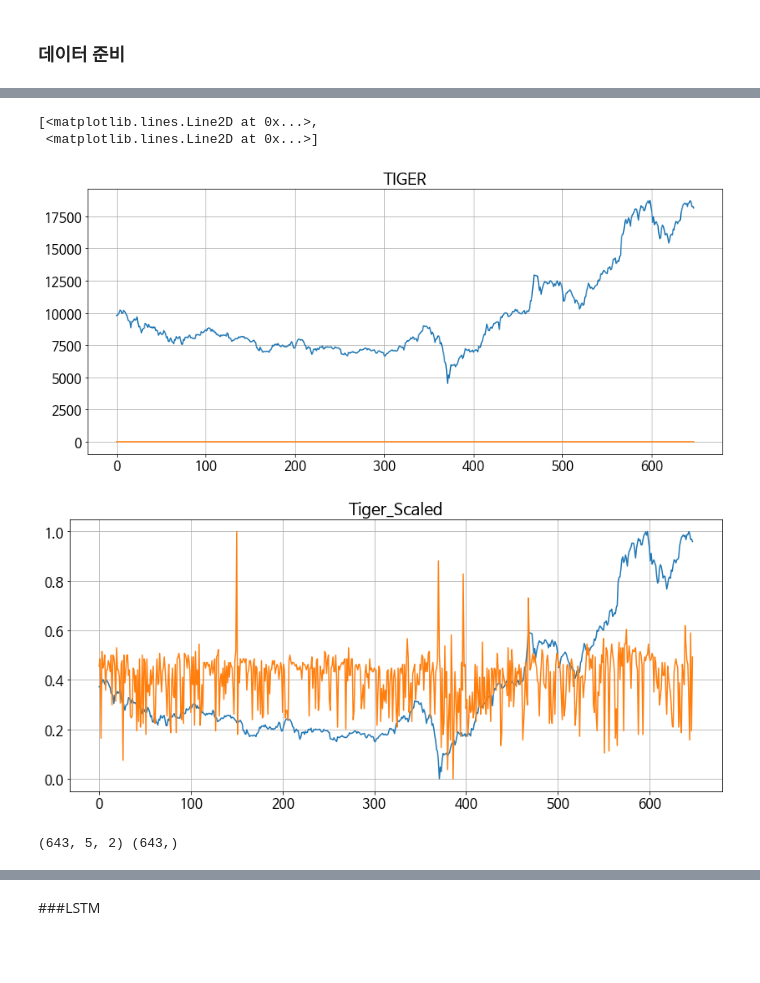
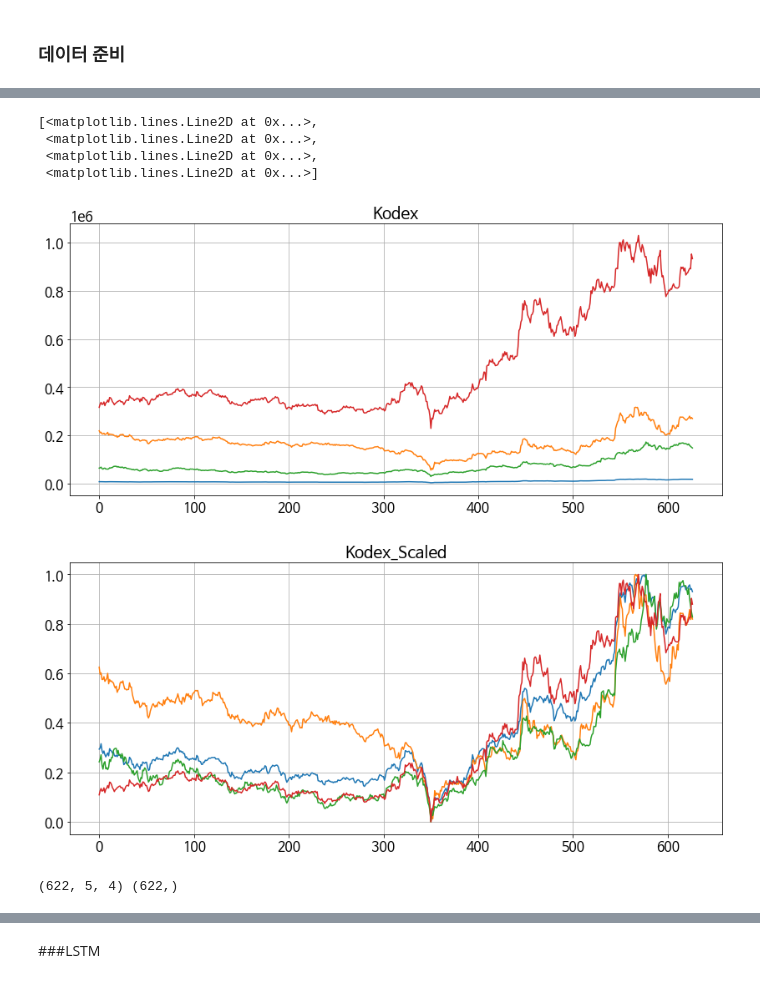
Before and after one commit to 6058ah/BusinessCapstone, a Jupyter notebook: 딥러닝을_통한_변수_별_ETF_가격_예측_비교.ipynb, the cells around one changed output, grey strips where cells are left out. Saved outputs shown, nothing was run; the diff lists cells and outputs as text; code cells hidden in the pictures; blank space fills up the shorter version.

```diff
--- a/딥러닝을_통한_변수_별_ETF_가격_예측_비교.ipynb
+++ b/딥러닝을_통한_변수_별_ETF_가격_예측_비교.ipynb
@@ -1425,0 +1388,4 @@ Tiger
+# %%
+Kodex = pd.read_excel('/content/kodex.xlsx', index_col=0)
+Kodex.drop(['니켈','코발트','macd','괴리율','등락률','updown','bb_bbm','bb_bbh','bb_bbl','MA_15','MA_7','Score','NAV','시가','고가','거래량','저가'],axis=1,inplace=True)
+Kodex
@@ -1426,31 +1407,33 @@ Tiger
 # %%
-Tiger = np.array(Tiger).reshape(-1,2)
+Kodex = np.array(Kodex).reshape(-1,4)
 plt.figure(figsize=(14,6))
-plt.title("TIGER")
+plt.title("Kodex")
 plt.grid()
-plt.plot(Tiger)
+plt.plot(Kodex)
 
 sc = MinMaxScaler()
-TigerSC = sc.fit_transform(Tiger)
+KodexSC = sc.fit_transform(Kodex)
 plt.figure(figsize=(14,6))
-plt.title("Tiger_Scaled")
+plt.title("Kodex_Scaled")
 plt.grid()
-plt.plot(TigerSC)
+plt.plot(KodexSC)
 # %% [output]
 [<matplotlib.lines.Line2D at 0x...>,
+ <matplotlib.lines.Line2D at 0x...>,
+ <matplotlib.lines.Line2D at 0x...>,
  <matplotlib.lines.Line2D at 0x...>]
-[figure, old version]
+[figure, new version]
-[figure, old version]
+[figure, new version]
 # %%
 X = []
 y = []
-for i in range(5, len(TigerSC)):
-    X.append(TigerSC[i-5:i, 0:2])
-    y.append(TigerSC[i,0])
+for i in range(5, len(KodexSC)):
+    X.append(KodexSC[i-5:i, 0:4])
+    y.append(KodexSC[i,0])
 X, y = np.array(X), np.array(y)
 print(X.shape, y.shape)
 # %% [output]
-(643, 5, 2) (643,)
+(622, 5, 4) (622,)
 # %%
 X_train = X[:500,:]
 X_test = X[500:,:]
```
Also changed, not shown: parts of 88 cells of this notebook.
